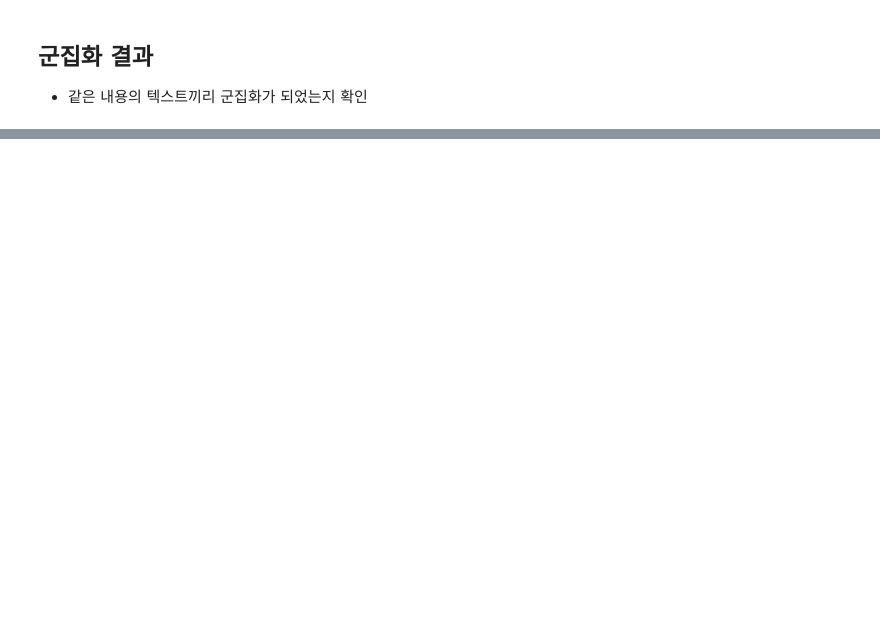
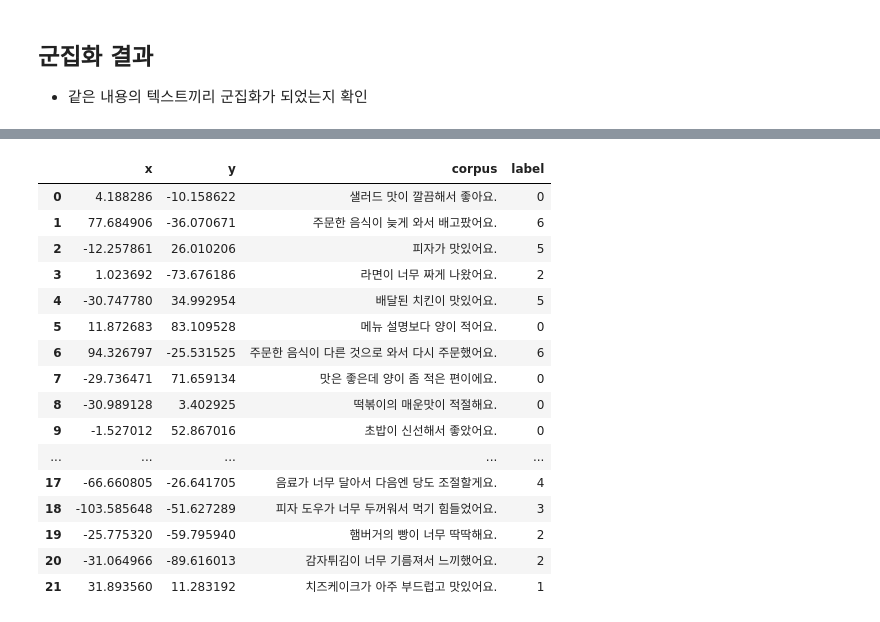
Before and after one commit to dydwoj/pythonsource, a Jupyter notebook: analytics/text/05. 텍스트 군집분석.ipynb, the cells around one changed output, grey strips where cells are left out. Cells and saved outputs as stored; diff of their text form; code cells hidden in the pictures; blank space fills up the shorter version.

```diff
--- a/analytics/text/05. 텍스트 군집분석.ipynb
+++ b/analytics/text/05. 텍스트 군집분석.ipynb
@@ -61,0 +140,6 @@ corpus = [
+# %%
+# 조사, 마침표 제거 후
+
+vect = CountVectorizer()
+dtm = vect.fit_transform(corpus_pecab)
+dtm
@@ -69,0 +247,23 @@ corpus = [
+# %%
+df_tsne = pd.DataFrame(tsne_result, columns=['x', 'y'])
+df_tsne['corpus'] = corpus
+df_tsne['label'] = kmeans.labels_
+df_tsne
+# %% [output]
+|  | x | y | corpus | label |
+| 0 | 4.188286 | -10.158622 | 샐러드 맛이 깔끔해서 좋아요. | 0 |
+| 1 | 77.684906 | -36.070671 | 주문한 음식이 늦게 와서 배고팠어요. | 6 |
+| 2 | -12.257861 | 26.010206 | 피자가 맛있어요. | 5 |
+| 3 | 1.023692 | -73.676186 | 라면이 너무 짜게 나왔어요. | 2 |
+| 4 | -30.747780 | 34.992954 | 배달된 치킨이 맛있어요. | 5 |
+| 5 | 11.872683 | 83.109528 | 메뉴 설명보다 양이 적어요. | 0 |
+| 6 | 94.326797 | -25.531525 | 주문한 음식이 다른 것으로 와서 다시 주문했어요. | 6 |
+| 7 | -29.736471 | 71.659134 | 맛은 좋은데 양이 좀 적은 편이에요. | 0 |
+| 8 | -30.989128 | 3.402925 | 떡볶이의 매운맛이 적절해요. | 0 |
+| 9 | -1.527012 | 52.867016 | 초밥이 신선해서 좋았어요. | 0 |
+| ... | ... | ... | ... | ... |
+| 17 | -66.660805 | -26.641705 | 음료가 너무 달아서 다음엔 당도 조절할게요. | 4 |
+| 18 | -103.585648 | -51.627289 | 피자 도우가 너무 두꺼워서 먹기 힘들었어요. | 3 |
+| 19 | -25.775320 | -59.795940 | 햄버거의 빵이 너무 딱딱해요. | 2 |
+| 20 | -31.064966 | -89.616013 | 감자튀김이 너무 기름져서 느끼했어요. | 2 |
+| 21 | 31.893560 | 11.283192 | 치즈케이크가 아주 부드럽고 맛있어요. | 1 |
```
Also changed, not shown: parts of 24 cells of this notebook, 8 other files.
